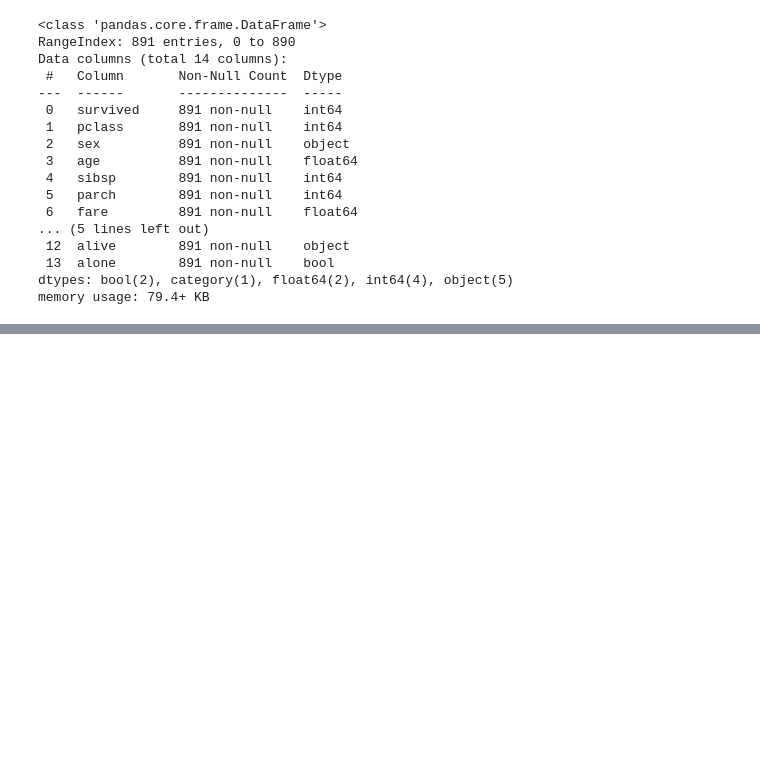
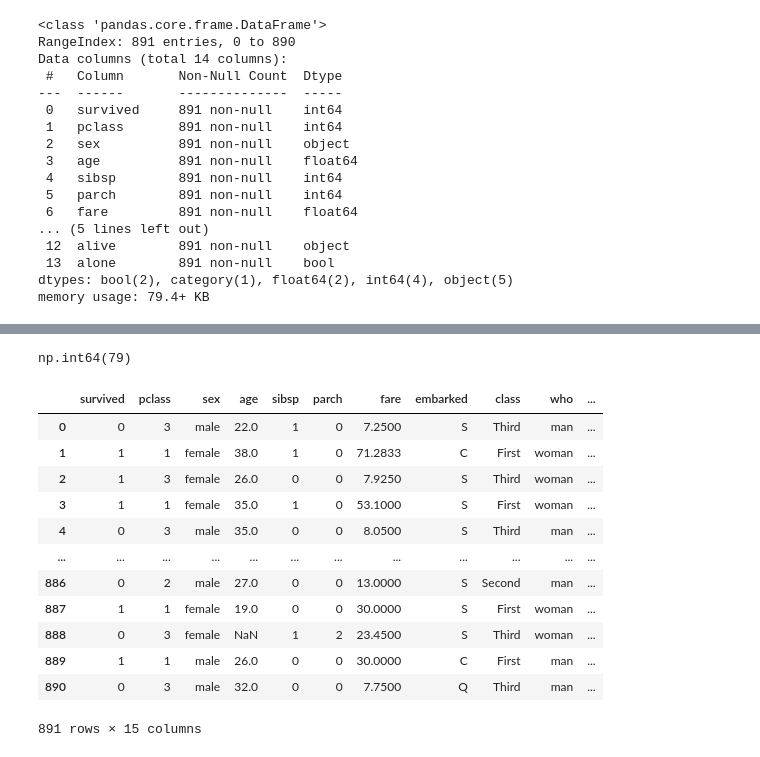
Before and after one commit to ming2tofu33/TIL, a Jupyter notebook: DataAnalysis/titanic.ipynb, the cells around one changed output, grey strips where cells are left out. Cells and saved outputs as stored; diff of their text form; code cells hidden in the pictures; blank space fills up the shorter version.

```diff
--- a/DataAnalysis/titanic.ipynb
+++ b/DataAnalysis/titanic.ipynb
@@ -348,0 +436,28 @@ print(survived1.head(10))
+# %%
+# 3. 객실 등급을 고려한 이상치 분석
+# 객실 등급별로 요금 이상치 탐지 (전체 기준 이상치가 객실별로는 이상치 아닐 수 있음)
+
+def detect_outliers_by_group(data: pd.DataFrame, group_col: str, value_col: str):
+    """그룹별 이상치 탐지"""
+    # 우선 전원 모두 이상치 아님(False)
+    outliers = pd.Series(False, data.index)
+    # 현재 group_col 기준 유니크한 데이터 (pclass -> 1, 2, 3)
+    for group in data[group_col].unique():
+        # df[df['pclass'] == 3]['fare'] /  df[df['pclass'] == 1]['fare'] /
+        group_data = data[data[group_col] == group][value_col]
+        Q1 = group_data.quantile(0.25)
+        Q3 = group_data.quantile(0.75)
+        IQR = Q3 - Q1
+        lower = Q1 - 1.5 * IQR
+        upper = Q3 + 1.5 * IQR
+        group_outliers = (group_data < lower) | (group_data > upper)
+        outliers[group_data.index] = group_outliers
+
+    return outliers
+# %%
+# 객실 등급별 이상한 사람들 (T/F mask series)
+fare_outliers_by_pclass = detect_outliers_by_group(tp, 'pclass', 'fare')
+# 각 등급별로 따로 선별한 이상치 개수
+fare_outliers_by_pclass.sum()
+# %% [output]
+np.int64(79)
@@ -348,0 +473,32 @@ print(survived1.head(10))
+# %%
+# 방법 3: 객실 등급별 중앙값으로 대체
+
+def replace_outliers_with_median(data: pd.DataFrame, group_col: str, value_col: str) -> pd.DataFrame:
+    data_replaced = data.copy()
+    for group in data[group_col].unique():
+        # 특정 그룹 시리즈
+        group_data = data[data[group_col] == group]
+        med_val = group_data[value_col].median()
+        # 해당 등급의 이상치를 중앙값으로 대체
+        group_outliers = fare_outliers_by_pclass & (data[group_col] == group)
+        data_replaced.loc[group_outliers, value_col] = med_val
+
+    return data_replaced
+
+titanic_replaced = replace_outliers_with_median(titanic, 'pclass', 'fare')
+
+titanic_replaced
+# %% [output]
+|  | survived | pclass | sex | age | sibsp | parch | fare | embarked | class | who | ... |
+| 0 | 0 | 3 | male | 22.0 | 1 | 0 | 7.2500 | S | Third | man | ... |
+| 1 | 1 | 1 | female | 38.0 | 1 | 0 | 71.2833 | C | First | woman | ... |
+| 2 | 1 | 3 | female | 26.0 | 0 | 0 | 7.9250 | S | Third | woman | ... |
+| 3 | 1 | 1 | female | 35.0 | 1 | 0 | 53.1000 | S | First | woman | ... |
+| 4 | 0 | 3 | male | 35.0 | 0 | 0 | 8.0500 | S | Third | man | ... |
+| ... | ... | ... | ... | ... | ... | ... | ... | ... | ... | ... | ... |
+| 886 | 0 | 2 | male | 27.0 | 0 | 0 | 13.0000 | S | Second | man | ... |
+| 887 | 1 | 1 | female | 19.0 | 0 | 0 | 30.0000 | S | First | woman | ... |
+| 888 | 0 | 3 | female | NaN | 1 | 2 | 23.4500 | S | Third | woman | ... |
+| 889 | 1 | 1 | male | 26.0 | 0 | 0 | 30.0000 | C | First | man | ... |
+| 890 | 0 | 3 | male | 32.0 | 0 | 0 | 7.7500 | Q | Third | man | ... |
+891 rows × 15 columns
```
Also changed, not shown: parts of 14 cells of this notebook.
